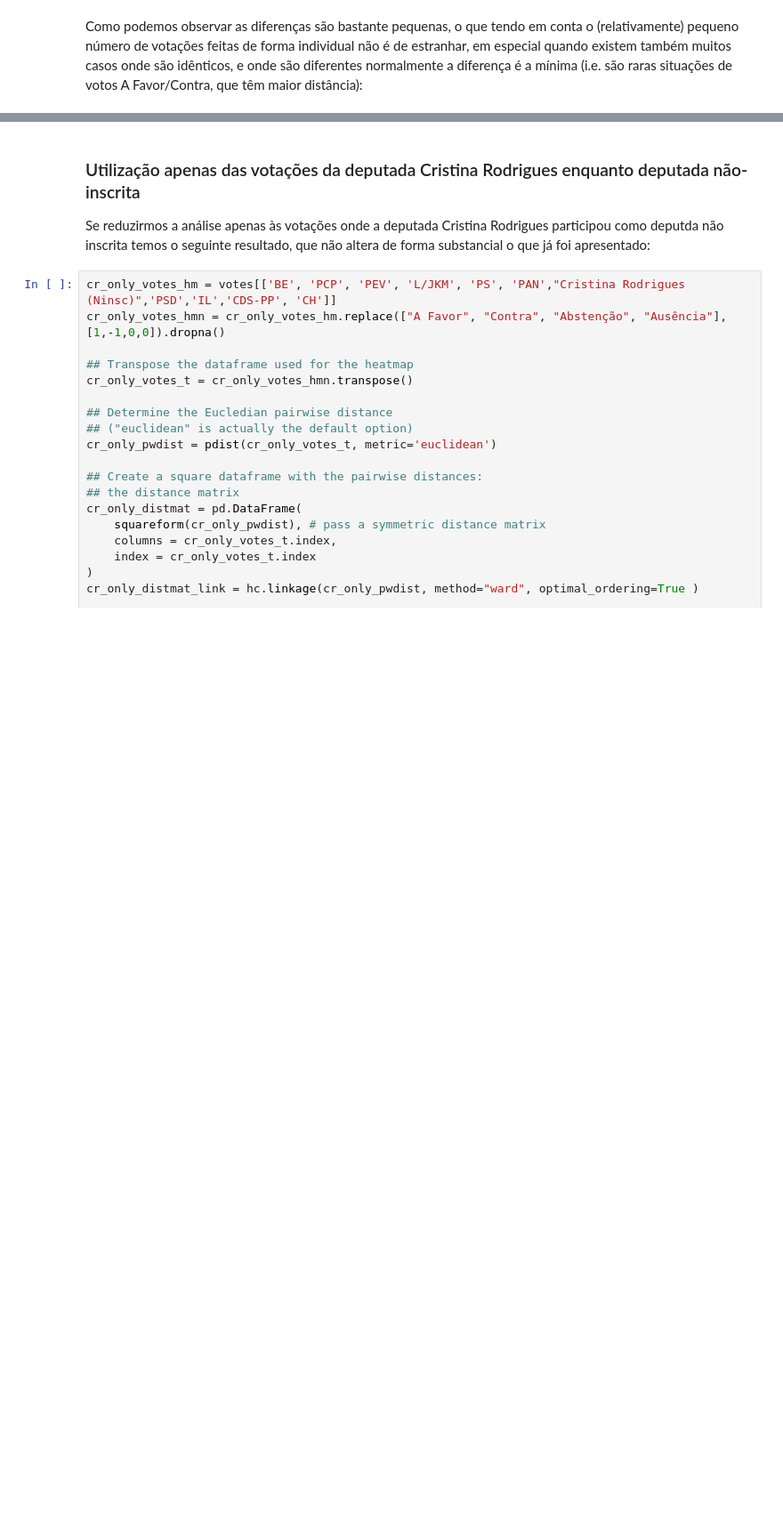
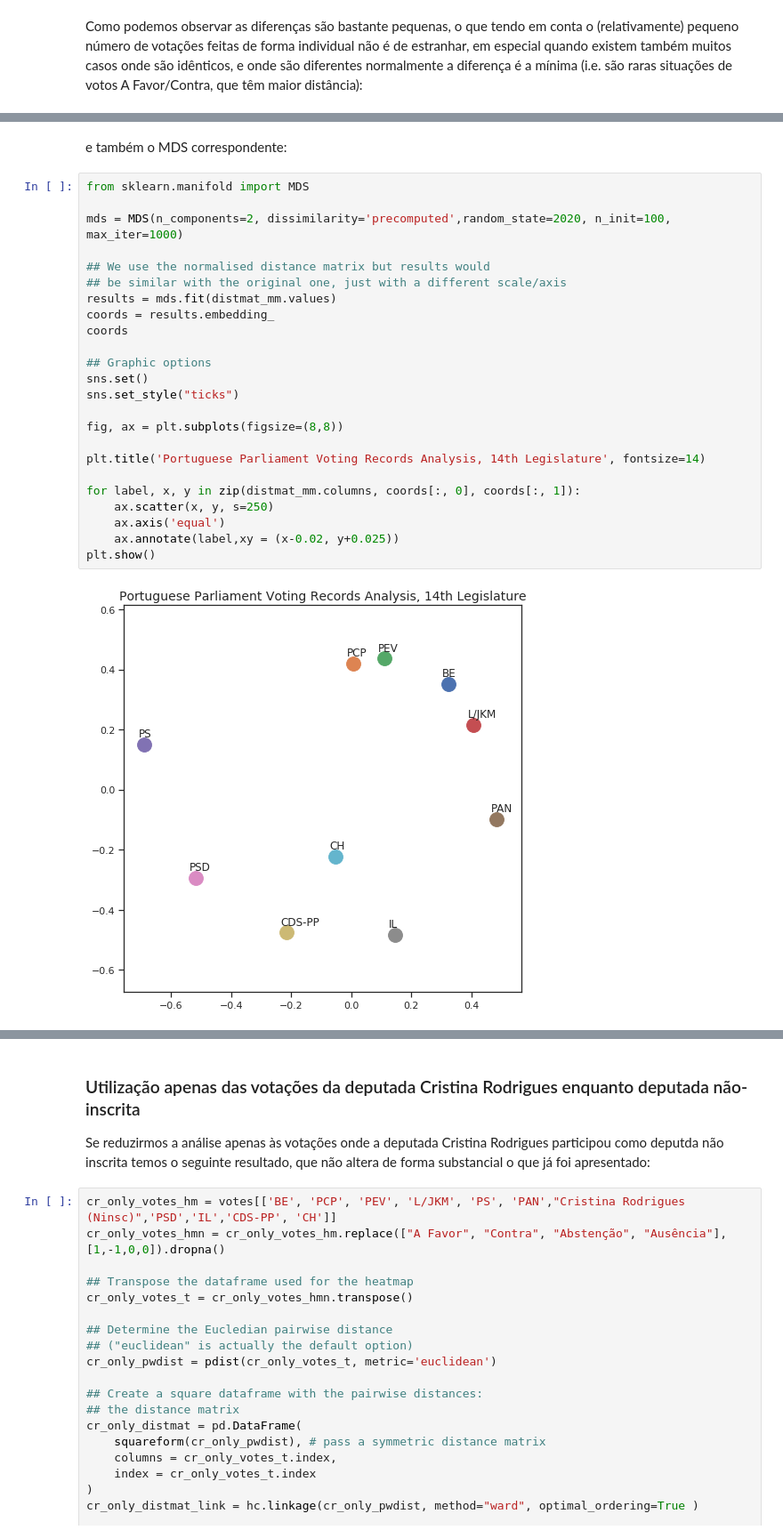
Before and after one commit to fsmunoz/pt-act-parlamentar, a Jupyter notebook: Actividade Parlamentar da XIV Legislatura.ipynb, the cells around one changed output, grey strips where cells are left out. Shown at 89% size. Drawn from its saved outputs; the diff is of its cells as text; blank space fills up the shorter version.

```diff
--- a/Actividade Parlamentar da XIV Legislatura.ipynb
+++ b/Actividade Parlamentar da XIV Legislatura.ipynb
@@ -2201,0 +2216,28 @@ Voted differently: 34
+# %% [markdown]
+e também o MDS correspondente:
+# %%
+from sklearn.manifold import MDS
+
+mds = MDS(n_components=2, dissimilarity='precomputed',random_state=2020, n_init=100, max_iter=1000)
+
+## We use the normalised distance matrix but results would
+## be similar with the original one, just with a different scale/axis
+results = mds.fit(distmat_mm.values)
+coords = results.embedding_
+coords
+
+## Graphic options
+sns.set()
+sns.set_style("ticks")
+
+fig, ax = plt.subplots(figsize=(8,8))
+
+plt.title('Portuguese Parliament Voting Records Analysis, 14th Legislature', fontsize=14)
+
+for label, x, y in zip(distmat_mm.columns, coords[:, 0], coords[:, 1]):
+    ax.scatter(x, y, s=250)
+    ax.axis('equal')
+    ax.annotate(label,xy = (x-0.02, y+0.025))
+plt.show()
+# %% [output]
+[figure, added]
```
Also changed, not shown: parts of 43 cells of this notebook.
